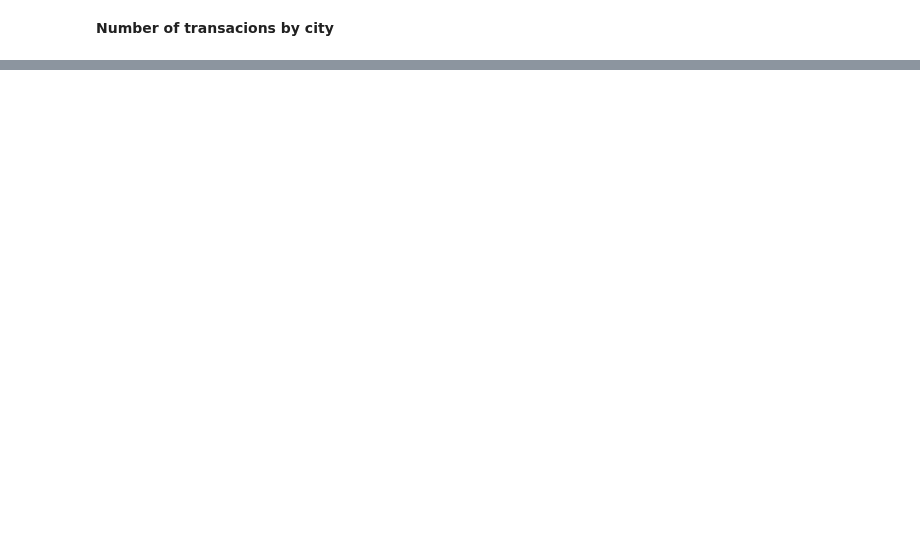
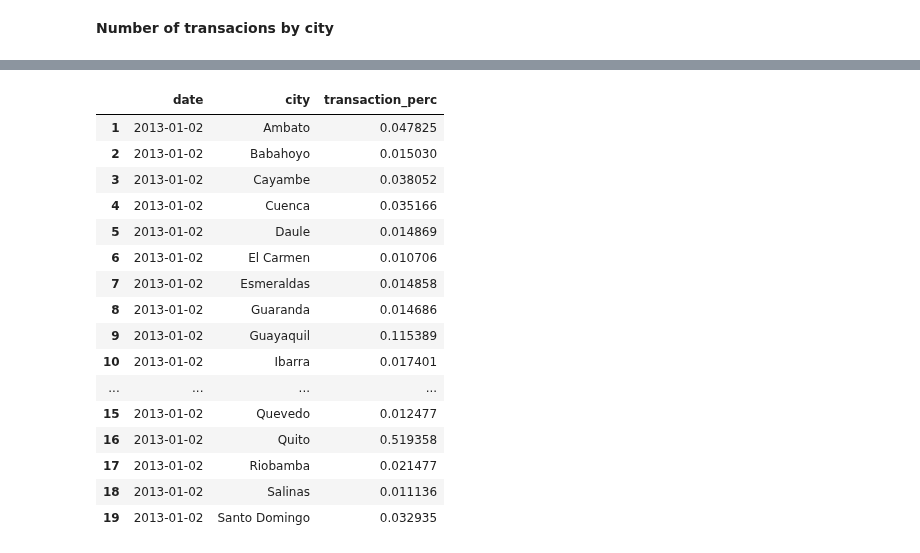
Before and after one commit to K-Ouhmaid/Store-Sales---Time-Series-Forecasting, a Jupyter notebook: store-sales-time-series-forecasting-kh1.ipynb, the cells around one changed output, grey strips where cells are left out. Cells and saved outputs as stored; diff of their text form; code cells hidden in the pictures; blank space fills up the shorter version.

```diff
--- a/store-sales-time-series-forecasting-kh1.ipynb
+++ b/store-sales-time-series-forecasting-kh1.ipynb
@@ -319,0 +448,22 @@ px.bar(temp3.sort_values(by=['transactions'], ascending=False),x="store_nbr",y="
+# %%
+# temp6.query('date=='2013-01-02'')
+
+temp6[temp6['date'] == '2013-01-02']
+# %% [output]
+|  | date | city | transaction_perc |
+| 1 | 2013-01-02 | Ambato | 0.047825 |
+| 2 | 2013-01-02 | Babahoyo | 0.015030 |
+| 3 | 2013-01-02 | Cayambe | 0.038052 |
+| 4 | 2013-01-02 | Cuenca | 0.035166 |
+| 5 | 2013-01-02 | Daule | 0.014869 |
+| 6 | 2013-01-02 | El Carmen | 0.010706 |
+| 7 | 2013-01-02 | Esmeraldas | 0.014858 |
+| 8 | 2013-01-02 | Guaranda | 0.014686 |
+| 9 | 2013-01-02 | Guayaquil | 0.115389 |
+| 10 | 2013-01-02 | Ibarra | 0.017401 |
+| ... | ... | ... | ... |
+| 15 | 2013-01-02 | Quevedo | 0.012477 |
+| 16 | 2013-01-02 | Quito | 0.519358 |
+| 17 | 2013-01-02 | Riobamba | 0.021477 |
+| 18 | 2013-01-02 | Salinas | 0.011136 |
+| 19 | 2013-01-02 | Santo Domingo | 0.032935 |
```
Also changed, not shown: parts of 29 cells of this notebook.
